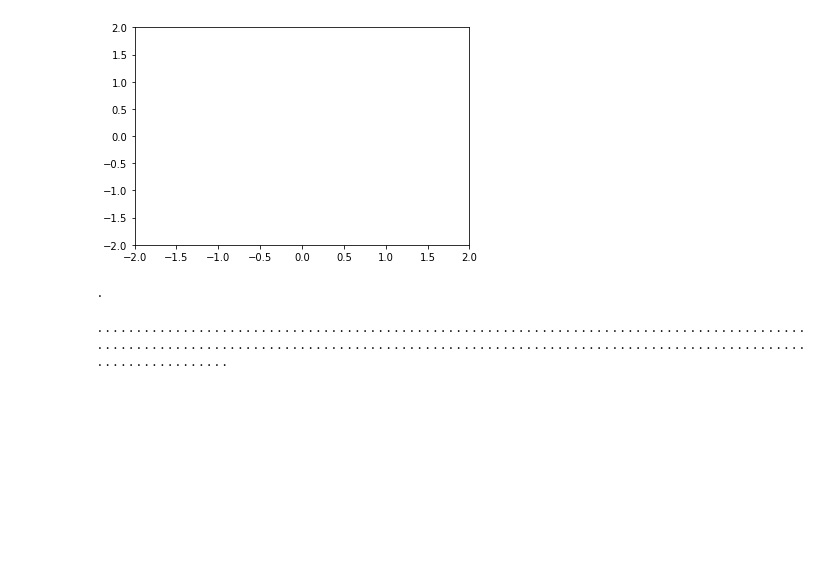
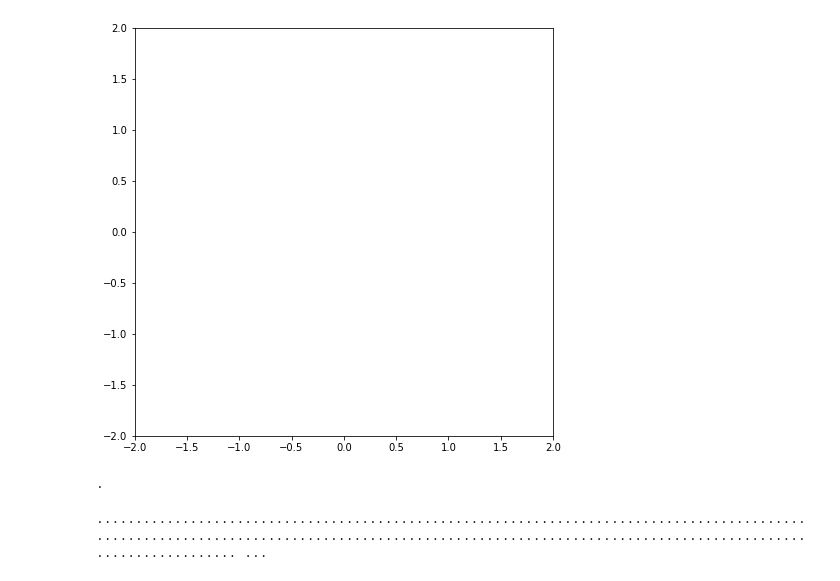
Before and after one commit to msakuta/notebooks, a Jupyter notebook: JuliaSet.ipynb, the cells around one changed output. Drawn from its saved outputs; the diff is of its cells as text; code cells hidden in the pictures; blank space fills up the shorter version.

```diff
--- a/JuliaSet.ipynb
+++ b/JuliaSet.ipynb
@@ -13,10 +13,11 @@ def julia(z, c, n):
         ret[(ret == 0) & (2 < np.abs(z))] = i+1
     return ret
 # %%
-x_ticks = np.arange(-2,2,0.015)
-y_ticks = np.arange(-2,2,0.015)
+x_ticks = np.arange(-2,2,0.01)
+y_ticks = np.arange(-2,2,0.01)
 X, Y = np.meshgrid(x_ticks,y_ticks)
 julia_result = julia(X + 1j * Y, 0.7 + .3j, 50)
+plt.figure(figsize=(7.5,7.5))
 plt.imshow(julia_result)
 plt.colorbar()
 print(np.max(julia_result))
@@ -30,6 +31,6 @@ plt.hist(julia_result.flat);
 # %%
-x_path = np.arange(0,2*np.pi,0.01*np.pi)
-c_path = .6*np.cos(x_path) + 1j * .7*np.sin(0.3 * np.pi + x_path)
+x_path = np.arange(0,2*np.pi,0.005*np.pi)
+c_path = .7885*np.cos(x_path) + 1j * .7885*np.sin(0 * np.pi + x_path)
 plt.plot(c_path.real, c_path.imag, '.-')
 # %% [output]
 [<matplotlib.lines.Line2D at 0x...>]
@@ -37,38 +38,42 @@ plt.plot(c_path.real, c_path.imag, '.-')
 # %%
 # First set up the figure, the axis, and the plot element we want to animate
-fig, ax = plt.subplots()
+fig, ax = plt.subplots(figsize=(7.5,7.5))
 
 ax.set_xlim((-2, 2))
 ax.set_ylim((-2, 2))
 
 line, = ax.plot([], [], lw=2)
 
 # initialization function: plot the background of each frame
 def init():
+    global i
+    i = 0
     #line.set_data([], [])
     return (line,)
 
 # animation function. This is called sequentially
 def animate(c):
-    julia_result = julia(X + 1j * Y, c, 20)
+    global i
+    julia_result = julia(X + 1j * Y, c, 25)
     ax.clear()
-    ax.imshow(julia_result)
+    ax.imshow(julia_result, interpolation='bilinear', vmin=0, vmax=25)
     #plt.colorbar()
-    sys.stdout.write('.')
+    sys.stdout.write('.' if i * 10 // len(c_path) <= (i+1) * 10 // len(c_path) else '{}%\n'.format((i * 10 // len(c_path)) * 10))
     sys.stdout.flush()
+    i += 1
     return (line,)
 
 # call the animator. blit=True means only re-draw the parts that
 # have changed.
 anim = animation.FuncAnimation(fig, animate, init_func=init,
                                frames=c_path, interval=20, blit=True)
 # %% [output]
-[figure, old version]
+[figure, new version]
 # %%
 anim.save('julia.gif', writer='imagemagick', fps=20)
 # %%
-mywriter = animation.FFMpegWriter(fps=30)
+mywriter = animation.FFMpegWriter(fps=30, bitrate=7500)
 anim.save('julia.mp4', writer=mywriter)
 # %% [output]
 .
-.......................................................................................................................................................................................................
+........................................................................................................................................................................................................ ...
```
Also changed, not shown: parts of 2 cells of this notebook.
